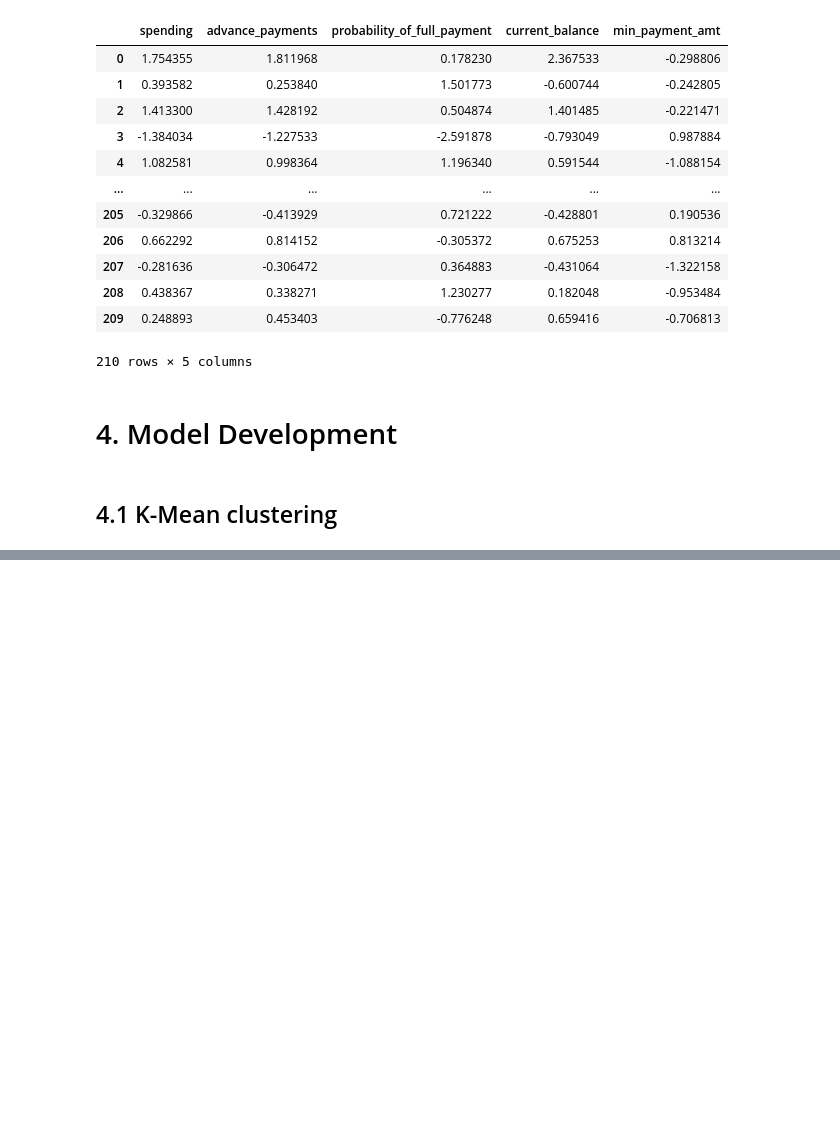
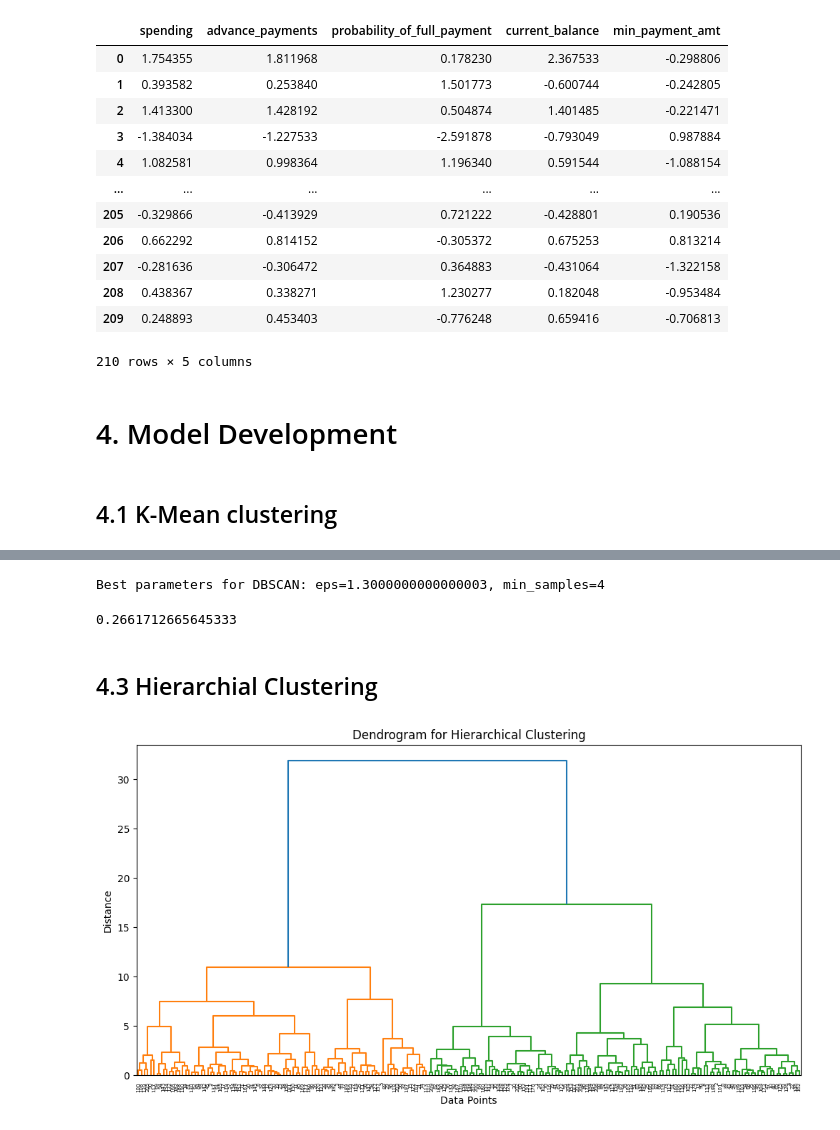
Before and after one commit to Shoyeb45/CustomerSegmentation, a Jupyter notebook: model.ipynb, the cells around one changed output, grey strips where cells are left out. Saved outputs shown, nothing was run; the diff lists cells and outputs as text; code cells hidden in the pictures; blank space fills up the shorter version.

```diff
--- a/model.ipynb
+++ b/model.ipynb
@@ -463,0 +611,47 @@ df_scaled
+# %%
+# Try different values of eps and min_samples for tuning
+eps_values = np.arange(0.2, 5, 0.1)
+min_samples_values = range(2, 10)
+
+best_eps = None
+best_min_samples = None
+best_silhouette = -1
+
+for eps in eps_values:
+    for min_samples in min_samples_values:
+        dbscan = DBSCAN(eps=eps, min_samples=min_samples)
+        labels = dbscan.fit_predict(df_scaled)
+
+        # Ignore cases where all points are in one cluster
+        if len(set(labels)) > 1:
+            score = silhouette_score(df_scaled, labels)
+            if score > best_silhouette:
+                best_silhouette = score
+                best_eps = eps
+                best_min_samples = min_samples
+
+# Fit DBSCAN with best parameters
+dbscan = DBSCAN(eps=best_eps, min_samples=best_min_samples)
+dbscan_labels = dbscan.fit_predict(df_scaled)
+
+print(f"Best parameters for DBSCAN: eps={best_eps}, min_samples={best_min_samples}")
+# %% [output]
+Best parameters for DBSCAN: eps=1.3000000000000003, min_samples=4
+# %%
+silhouette_score(df_scaled, dbscan_labels)
+# %% [output]
+0.2661712665645333
+# %% [markdown]
+## 4.3 Hierarchial Clustering
+# %%
+from scipy.cluster.hierarchy import dendrogram, linkage
+
+plt.figure(figsize=(12, 6))
+linked = linkage(df_scaled, method='ward')
+dendrogram(linked, truncate_mode='level', p=10)
+plt.title("Dendrogram for Hierarchical Clustering")
+plt.xlabel("Data Points")
+plt.ylabel("Distance")
+plt.show()
+# %% [output]
+[figure, added]
```
Also changed, not shown: parts of 23 cells of this notebook, 1 other file.
